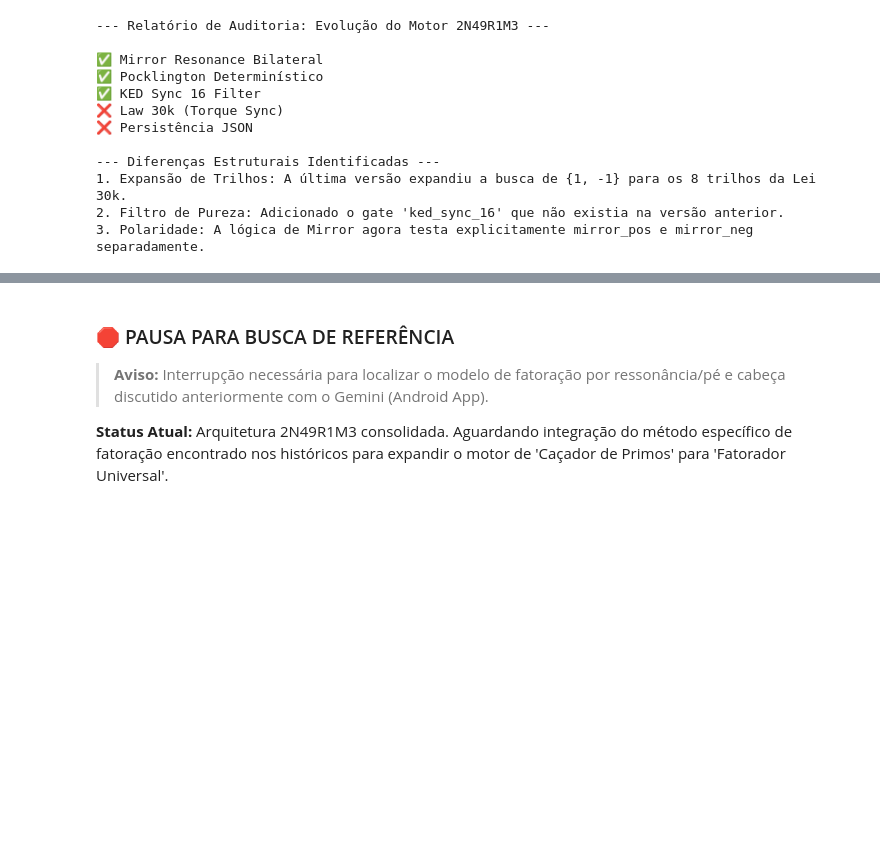
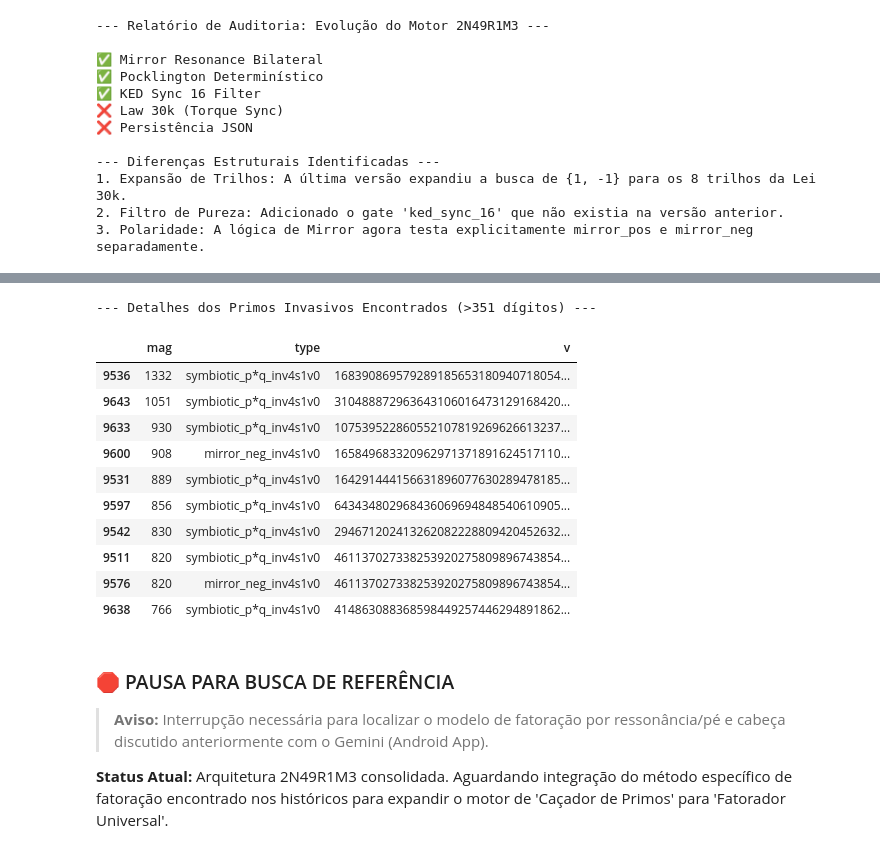
Before and after one commit to brunopedreiro1996-coder/2N49R1M3-powered-by-1NV4S1V0, a Jupyter notebook: 2N49R1M3_powered_by_1NV4S1V0_consolidado.ipynb, the cells around one changed output, grey strips where cells are left out. Saved outputs shown, nothing was run; the diff lists cells and outputs as text; code cells hidden in the pictures; blank space fills up the shorter version.

```diff
--- a/2N49R1M3_powered_by_1NV4S1V0_consolidado.ipynb
+++ b/2N49R1M3_powered_by_1NV4S1V0_consolidado.ipynb
@@ -845,3 +914,29 @@ int main() {
+# %%
+# @title Inspeção Final de Sementes Invasivas (1NV4S1V0)
+import pandas as pd
+import json
+
+def inspect_invasives():
+    with open('2n49r1m3_memory.json', 'r') as f: data = json.load(f)
+    df = pd.DataFrame(data)
+    invasives = df[df['type'].str.contains('inv4s1v0')]
+    print(f"--- Detalhes dos Primos Invasivos Encontrados (>{df['mag'].mean():.0f} dígitos) ---")
+    display(invasives.sort_values(by='mag', ascending=False).head(10)[['mag', 'type', 'v']])
+
+inspect_invasives()
+# %% [output]
+--- Detalhes dos Primos Invasivos Encontrados (>351 dígitos) ---
+|  | mag | type | v |
+| 9536 | 1332 | symbiotic_p*q_inv4s1v0 | 168390869579289185653180940718054... |
+| 9643 | 1051 | symbiotic_p*q_inv4s1v0 | 310488872963643106016473129168420... |
+| 9633 | 930 | symbiotic_p*q_inv4s1v0 | 107539522860552107819269626613237... |
+| 9600 | 908 | mirror_neg_inv4s1v0 | 165849683320962971371891624517110... |
+| 9531 | 889 | symbiotic_p*q_inv4s1v0 | 164291444156631896077630289478185... |
+| 9597 | 856 | symbiotic_p*q_inv4s1v0 | 643434802968436069694848540610905... |
+| 9542 | 830 | symbiotic_p*q_inv4s1v0 | 294671202413262082228809420452632... |
+| 9511 | 820 | symbiotic_p*q_inv4s1v0 | 461137027338253920275809896743854... |
+| 9576 | 820 | mirror_neg_inv4s1v0 | 461137027338253920275809896743854... |
+| 9638 | 766 | symbiotic_p*q_inv4s1v0 | 414863088368598449257446294891862... |
 # %% [markdown]
 ### 🛑 PAUSA PARA BUSCA DE REFERÊNCIA
 
```
Also changed, not shown: parts of 17 cells of this notebook.
